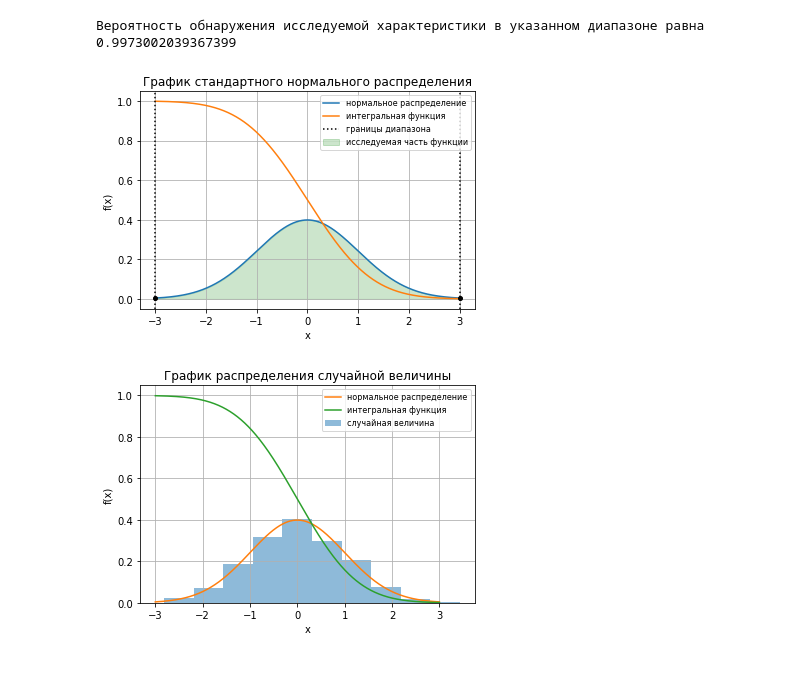
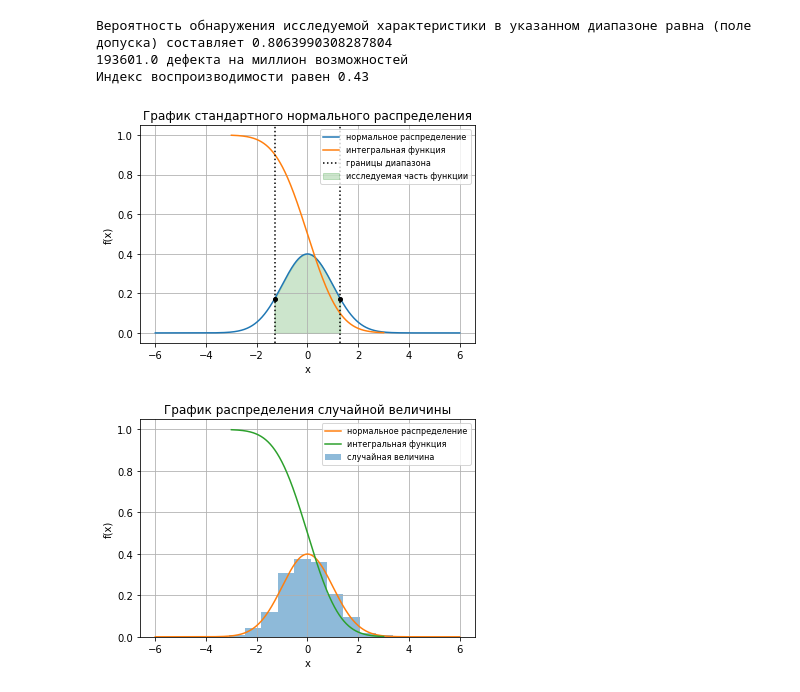
Before and after one commit to bogdanbozhkov/graduate-work, a Jupyter notebook: part1.ipynb, the cells around one changed output. Cells and saved outputs as stored; diff of their text form; code cells hidden in the pictures.

Commit message:
add index

```diff
--- a/part1.ipynb
+++ b/part1.ipynb
@@ -13,14 +13,14 @@ from scipy.integrate import quad
 #        и с заданными параметрами математического ожидания и средневадратичного отклонения
 
 #Нижняя граница диапазона
-range_1 = -3
+range_1 = -1.3
 #Верхняя граница диапазона
-range_2 = 3
+range_2 = 1.3
 #Математическое ожидание
 Expected_Value = 0
 #Среднеквадратическое отклонение
 Standart_Deviation = 1
-x_axis = np.arange(-3, 3, 0.001)
+x_axis = np.arange(-6, 6, 0.001)
 plt.plot(x_axis, norm.pdf(x_axis,Expected_Value, Standart_Deviation), label = 'нормальное распределение')
 plt.grid(axis = 'both')
 
@@ -34,7 +34,11 @@ def Normal_Distribution(x):
 
 #доля генеральной совокупности, подчиняющейся нормальному распределению
 quantum_of_total_combination = Normal_Distribution(range_1) - Normal_Distribution(range_2)
-print("Вероятность обнаружения исследуемой характеристики в указанном диапазоне равна", quantum_of_total_combination)
+print("Вероятность обнаружения исследуемой характеристики в указанном диапазоне равна (поле допуска) составляет", quantum_of_total_combination)
+quantum_of_defects = round(quantum_of_total_combination, 9)*1000000
+print(round(1000000 - quantum_of_defects, 1), "дефекта на миллион возможностей")
+index_of_reproducibility = (math.fabs(range_1) + math.fabs(range_2)) / 6
+print("Индекс воспроизводимости равен", round(index_of_reproducibility,2))
 
 a = -3
 v = []
@@ -45,33 +49,36 @@ while (a < 3):
     y = Normal_Distribution(a)
     w.append(y)
 plt.plot(v, w, label = 'интегральная функция')
 
 
 
 px=np.arange(range_1,range_2,0.01)
 plt.fill_between(px,norm.pdf(px,loc=0,scale=1),alpha=0.2, color='green', label = "исследуемая часть функции")
 plt.axvline(range_1, 0, 1, color = "black", linestyle = ':')
 plt.axvline(range_2, 0, 1, color = "black", linestyle = ':', label = "границы диапазона")
 plt.xlabel('x')
 plt.ylabel('f(x)')
 xplot1 = plt.plot(range_1,norm.pdf(range_1), marker = "o", markersize=4, color="black")
 xplot1 = plt.plot(range_2,norm.pdf(range_2), marker = "o", markersize=4, color="black")
 #plt.hist(xs, bins=10, alpha=0.3, density=True, color = 'red')
 plt.legend(fontsize = '8')
 plt.title("График стандартного нормального распределения")
+
 plt.show()
 
 fig, ax = plt.subplots()
 xs = norm.rvs(scale=1,size=1000)
 ax.hist(xs, bins=10, alpha=0.5, density=True, label = 'случайная величина')
 ax.plot(x_axis, norm.pdf(x_axis,Expected_Value, Standart_Deviation), label = 'нормальное распределение')
 plt.plot(v, w, label = 'интегральная функция')
 ax.set_xlabel('x')
 ax.set_ylabel('f(x)')
 plt.legend(fontsize = '8')
 ax.set_title("График распределения случайной величины")
 ax.grid(True)
 # %% [output]
-Вероятность обнаружения исследуемой характеристики в указанном диапазоне равна 0.9973002039367399
+Вероятность обнаружения исследуемой характеристики в указанном диапазоне равна (поле допуска) составляет 0.8063990308287804
+193601.0 дефекта на миллион возможностей
+Индекс воспроизводимости равен 0.43
-[figure, old version]
+[figure, new version]
-[figure, old version]
+[figure, new version]
```
